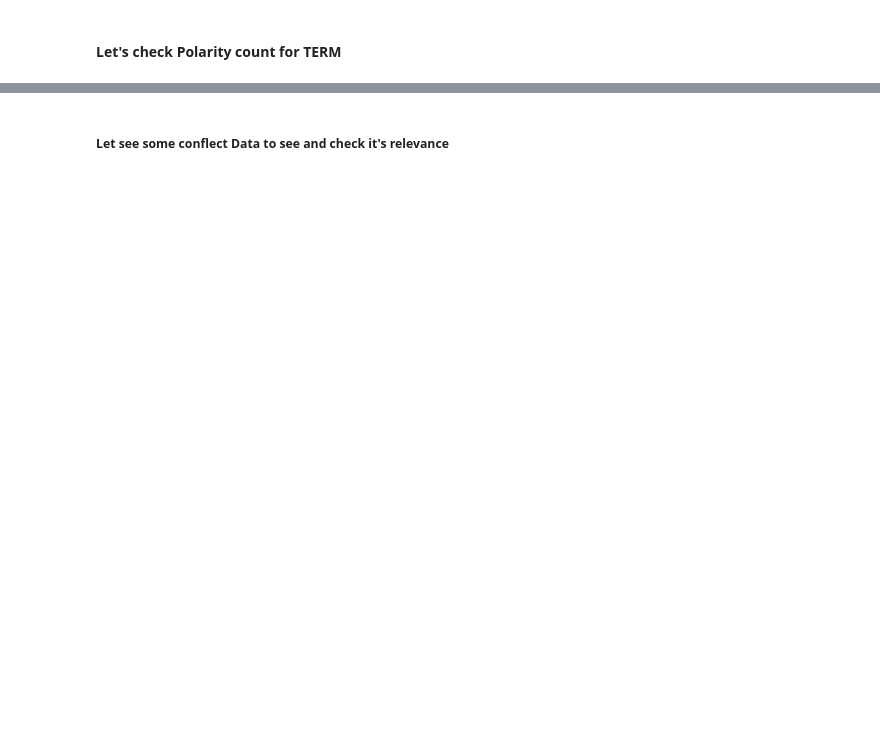
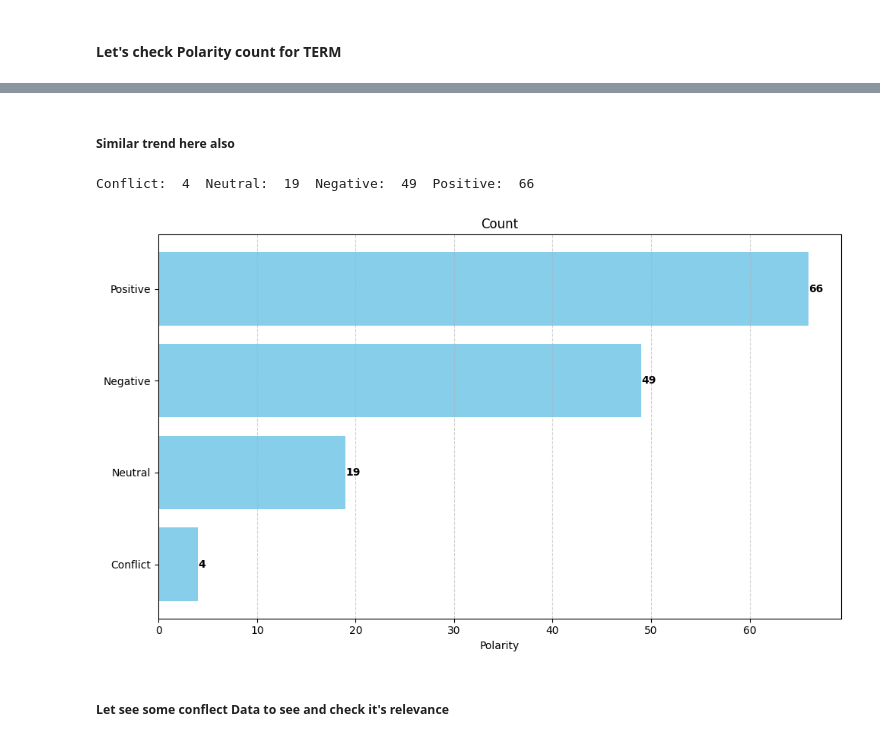
Before and after one commit to nabarunbaruaAIML/ABSA_Case_Study, a Jupyter notebook: Case_Study.ipynb, the cells around one changed output, grey strips where cells are left out. Saved outputs shown, nothing was run; the diff lists cells and outputs as text; code cells hidden in the pictures; blank space fills up the shorter version.

```diff
--- a/Case_Study.ipynb
+++ b/Case_Study.ipynb
@@ -417,7 +439,7 @@ test_dataset = Dataset.from_list(NER_test)
 # %%
 from datasets import DatasetDict
 
-NER_DATASET = DatasetDict({'train':train_dataset,'test':test_dataset})
+NER_DATASET = DatasetDict({'train':train_dataset,'test':test_dataset,'dev':dev_dataset})
 NER_DATASET
 # %% [output]
 DatasetDict({
@@ -568,6 +636,9 @@ Max Length: 43 Min Length: 1
 # %% [markdown]
 #### Let's check Polarity count for TERM
 # %%
+import matplotlib.pyplot as plt
+
+
 def polarity_NER(dataset,label):
     polarity_label_id= {0:'conflict',1:'neutral',2:'negative',3:'positive'}
     ds = dataset[label]
@@ -590,8 +661,33 @@ def polarity_NER(dataset,label):
             elif polarity_label_id[i] == 'positive':
                 positive +=1
 
+    print("Conflict: ",conflict," Neutral: ",neutral," Negative: ",negative," Positive: ",positive)
 
-    print("Conflict: ",conflict," Neutral: ",neutral," Negative: ",negative," Positive: ",positive)
+    metrics = {
+        'Conflict': conflict,
+        'Neutral': neutral,
+        'Negative': negative,
+        'Positive': positive,
+
+    }
+
+    # Extracting metric names and values
+    metric_names = list(metrics.keys())
+    metric_values = list(metrics.values())
+
+    # Plotting the bar chart
+    plt.figure(figsize=(10, 6))
+    bars = plt.barh(metric_names, metric_values, color='skyblue')
+    plt.xlabel('Polarity')
+    plt.title('Count')
+    plt.grid(True, axis='x', linestyle='--', alpha=0.6)
+    for bar in bars:
+        plt.text(bar.get_width(), bar.get_y() + bar.get_height()/2, f'{bar.get_width()}',
+                 va='center', ha='left', color='black', fontweight='bold')
+
+    # Display the chart
+    plt.tight_layout()
+    plt.show()
 # %%
 # from sentence_transformers import CrossEncoder
 # model = CrossEncoder("cross-encoder/nli-deberta-v3-base")
@@ -620,3 +718,10 @@ Conflict:  8  Neutral:  72  Negative:  118  Positive:  198
+# %% [markdown]
+##### Similar trend here also
+# %%
+polarity_NER(NER_DATASET,'dev')
+# %% [output]
+Conflict:  4  Neutral:  19  Negative:  49  Positive:  66
+[figure, added]
 # %%
 Process_NER_Dataset = NER_DATASET
 # %% [markdown]
```
Also changed, not shown: parts of 73 cells of this notebook.
